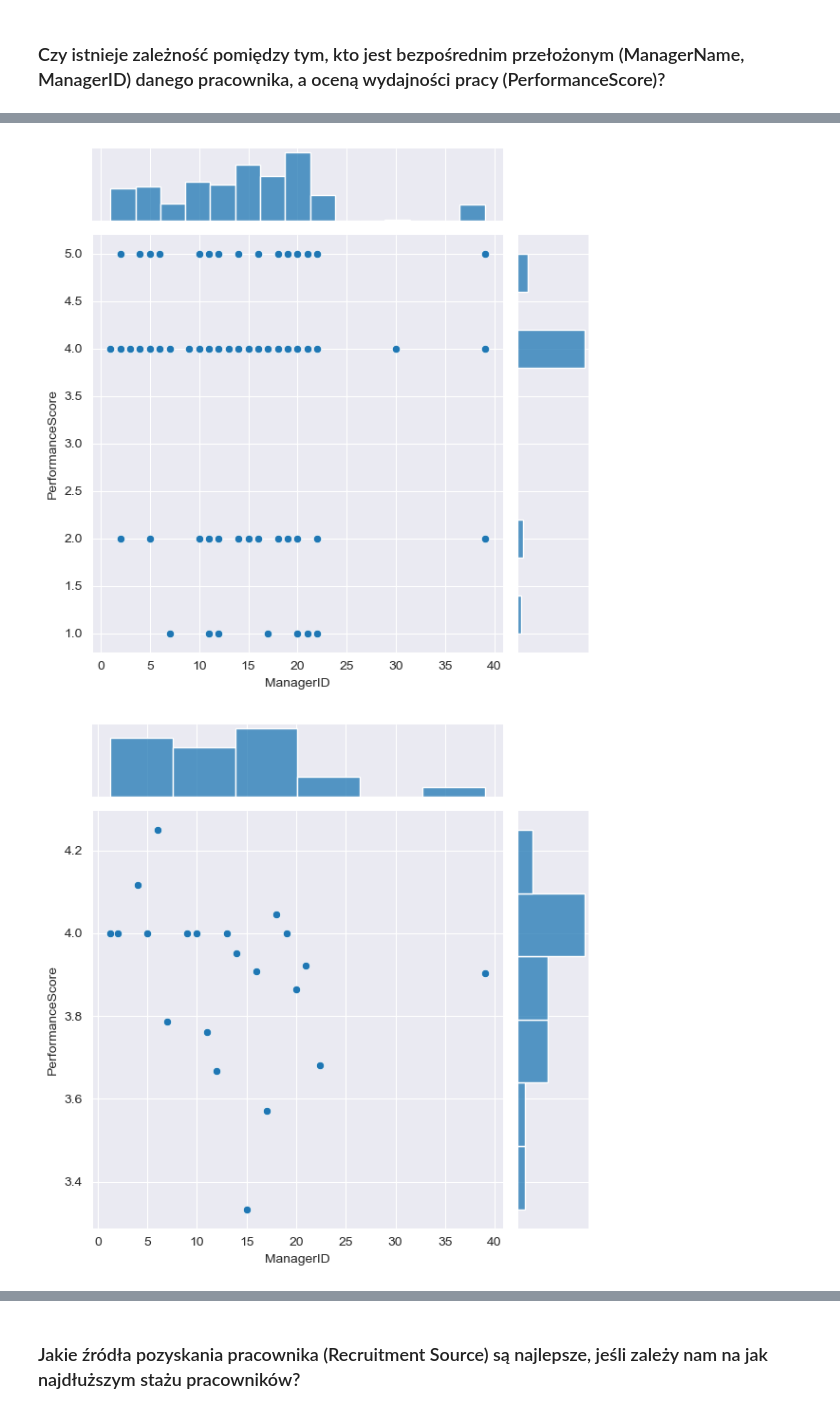
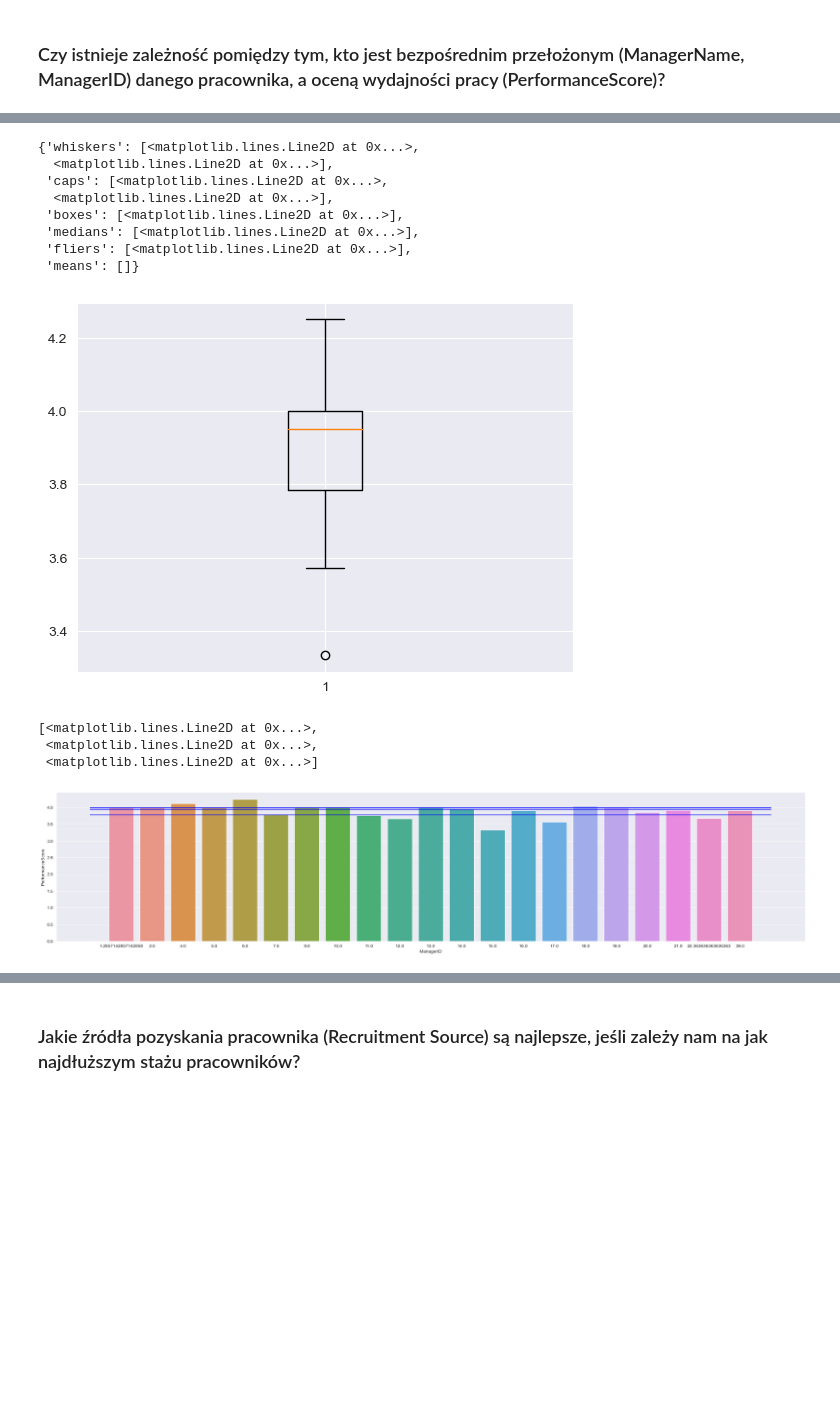
Before and after one commit to kanies89/Kodilla---Module_9.2_Task_1, a Jupyter notebook: Kodilla - Module_9.2_Task_1.ipynb, the cells around one changed output, grey strips where cells are left out. Saved outputs shown, nothing was run; the diff lists cells and outputs as text; code cells hidden in the pictures; blank space fills up the shorter version.

```diff
--- a/Kodilla - Module_9.2_Task_1.ipynb
+++ b/Kodilla - Module_9.2_Task_1.ipynb
@@ -98,12 +84,23 @@ See the caveats in the documentation: https://pandas.pydata.org/pandas-docs/stab
-# %%
-sns.jointplot(x='ManagerID',y='PerformanceScore',data=manager)
-plt.show()
-# %% [output]
-[figure, removed]
 # %%
 manager = manager.pivot_table(values=('ManagerID','PerformanceScore'), index='ManagerName', aggfunc='mean')
+# %%
+plt.boxplot(data = manager, x='PerformanceScore')
+# %% [output]
+{'whiskers': [<matplotlib.lines.Line2D at 0x...>,
+  <matplotlib.lines.Line2D at 0x...>],
+ 'caps': [<matplotlib.lines.Line2D at 0x...>,
+  <matplotlib.lines.Line2D at 0x...>],
+ 'boxes': [<matplotlib.lines.Line2D at 0x...>],
+ 'medians': [<matplotlib.lines.Line2D at 0x...>],
+ 'fliers': [<matplotlib.lines.Line2D at 0x...>],
+ 'means': []}
+[figure, added]
 # %%
-sns.jointplot(x='ManagerID',y='PerformanceScore',data=manager)
-plt.show()
+fig, ax = plt.subplots(figsize=(30, 6))
+sns.barplot(x='ManagerID',y='PerformanceScore',data=manager)
+ax.plot([-1,21], [manager['PerformanceScore'].quantile([0.25,0.5,0.75]),manager['PerformanceScore'].quantile([0.25,0.5,0.75])], color='blue')
 # %% [output]
+[<matplotlib.lines.Line2D at 0x...>,
+ <matplotlib.lines.Line2D at 0x...>,
+ <matplotlib.lines.Line2D at 0x...>]
-[figure, old version]
+[figure, new version]
```
Also changed, not shown: parts of 43 cells of this notebook.
